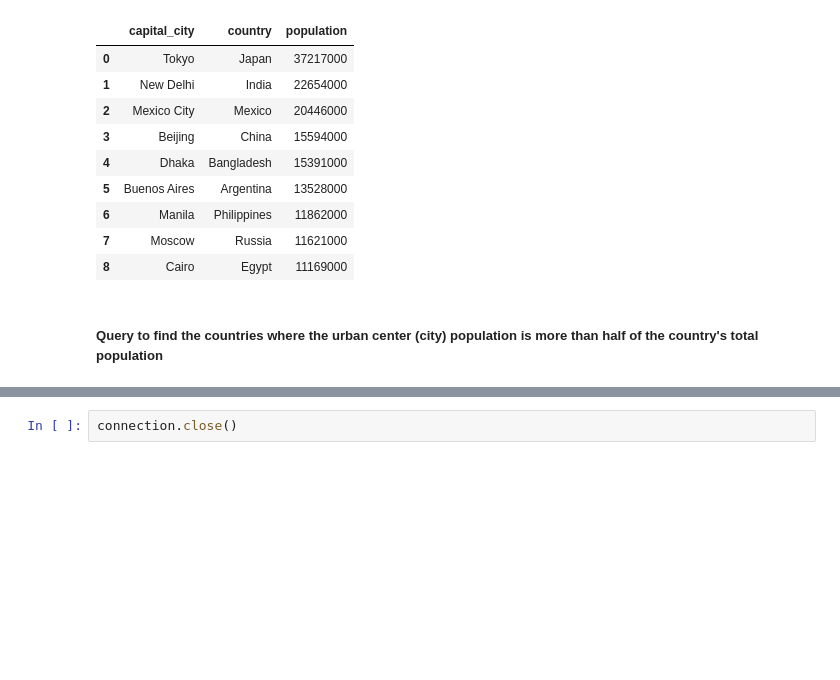
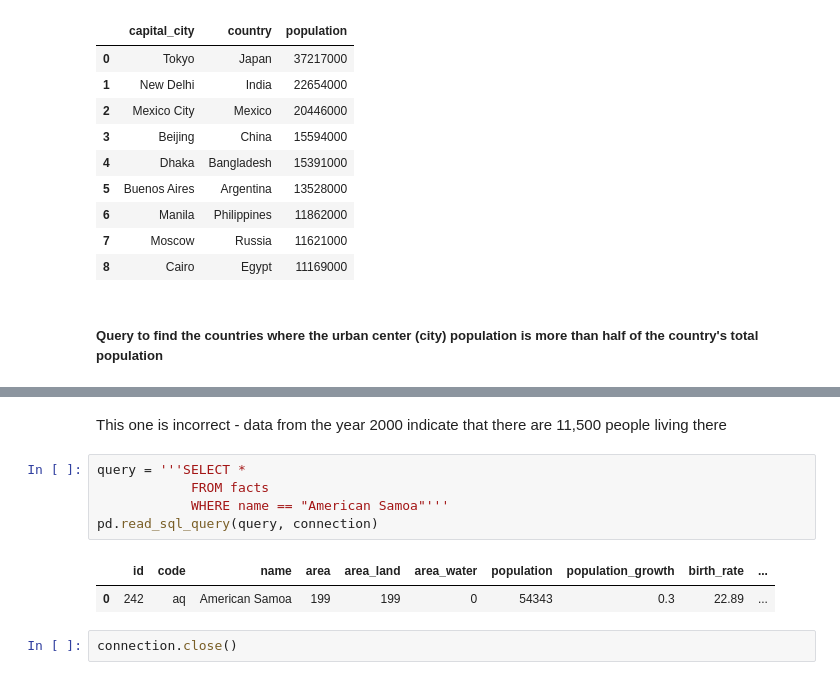
Before and after one commit to Ysbail/MiniProjects, a Jupyter notebook: SQL/The_World_Factbook.ipynb, the cells around one changed output, grey strips where cells are left out. Drawn from its saved outputs; the diff is of its cells as text; blank space fills up the shorter version.

```diff
--- a/SQL/The_World_Factbook.ipynb
+++ b/SQL/The_World_Factbook.ipynb
@@ -501,2 +551,12 @@ pd.read_sql_query(query, connection).head(10)
+# %% [markdown]
+This one is incorrect - data from the year 2000 indicate that there are 11,500 people living there
+# %%
+query = '''SELECT *
+            FROM facts
+            WHERE name == "American Samoa"'''
+pd.read_sql_query(query, connection)
+# %% [output]
+|  | id | code | name | area | area_land | area_water | population | population_growth | birth_rate | ... |
+| 0 | 242 | aq | American Samoa | 199 | 199 | 0 | 54343 | 0.3 | 22.89 | ... |
 # %%
 connection.close()
```
Also changed, not shown: parts of 10 cells of this notebook.
